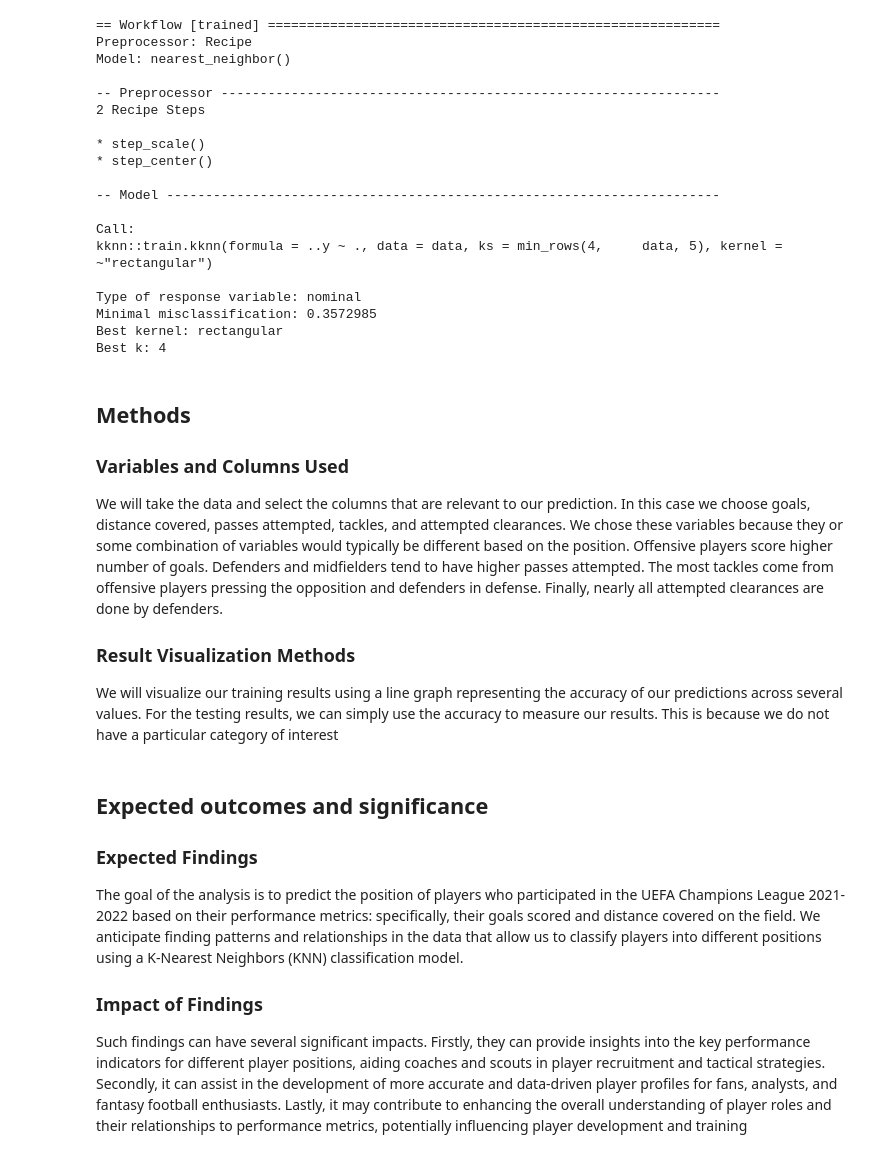
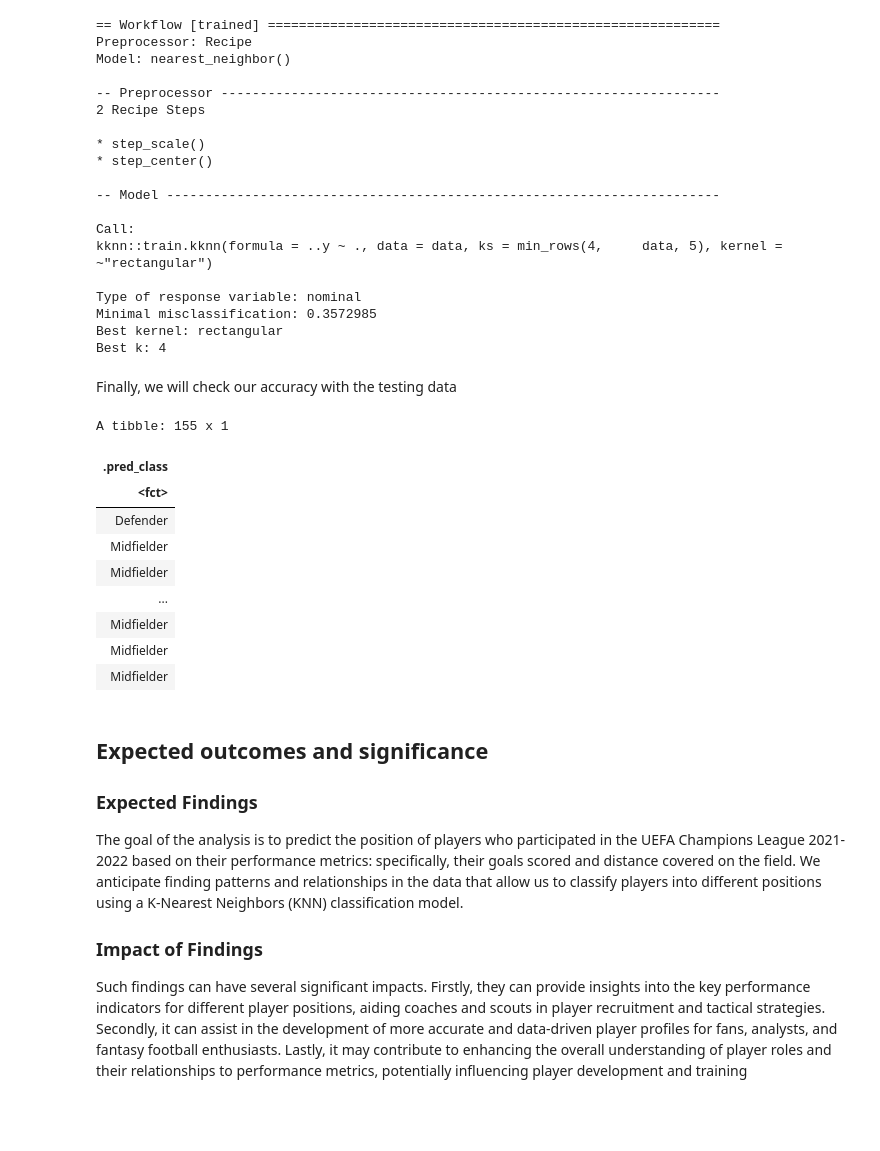
Before and after one commit to JoelGunawan/dsci-100-009-group-8, a Jupyter notebook: Final Report.ipynb, the cells around one changed output. Saved outputs shown, nothing was run; the diff lists cells and outputs as text; code cells hidden in the pictures; blank space fills up the shorter version.

Commit message:
fixed methods and results

```diff
--- a/Final Report.ipynb
+++ b/Final Report.ipynb
@@ -259,13 +265,23 @@ Type of response variable: nominal
 Minimal misclassification: 0.3572985
 Best kernel: rectangular
 Best k: 4
-# %% [markdown]
-## Methods
-### Variables and Columns Used
-We will take the data and select the columns that are relevant to our prediction. In this case we choose goals, distance covered, passes attempted, tackles, and attempted clearances. We chose these variables because they or some combination of variables would typically be different based on the position. Offensive players score higher number of goals. Defenders and midfielders tend to have higher passes attempted. The most tackles come from offensive players pressing the opposition and defenders in defense. Finally, nearly all attempted clearances are done by defenders.
-
-### Result Visualization Methods
-We will visualize our training results using a line graph representing the accuracy of our predictions across several values. For the testing results, we can simply use the accuracy to measure our results. This is because we do not have a particular category of interest
+# %% [markdown]
+Finally, we will check our accuracy with the testing data
+# %%
+test_result <- predict(knn_fit, football_test) |> bind_cols(football_test)
+
+accuracy <-
+# %% [output]
+A tibble: 155 x 1
+| .pred_class |
+| <fct> |
+| Defender |
+| Midfielder |
+| Midfielder |
+| ... |
+| Midfielder |
+| Midfielder |
+| Midfielder |
 # %% [markdown]
 ## Expected outcomes and significance
 
```
Also changed, not shown: parts of 2 cells of this notebook.
